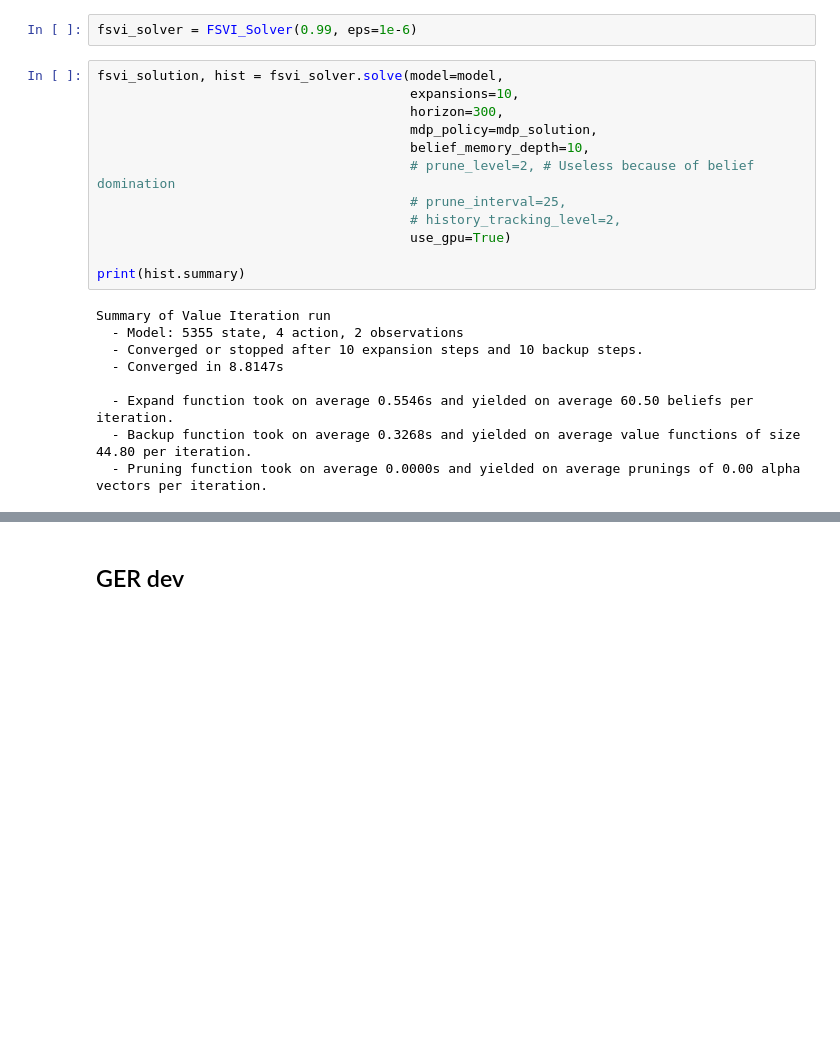
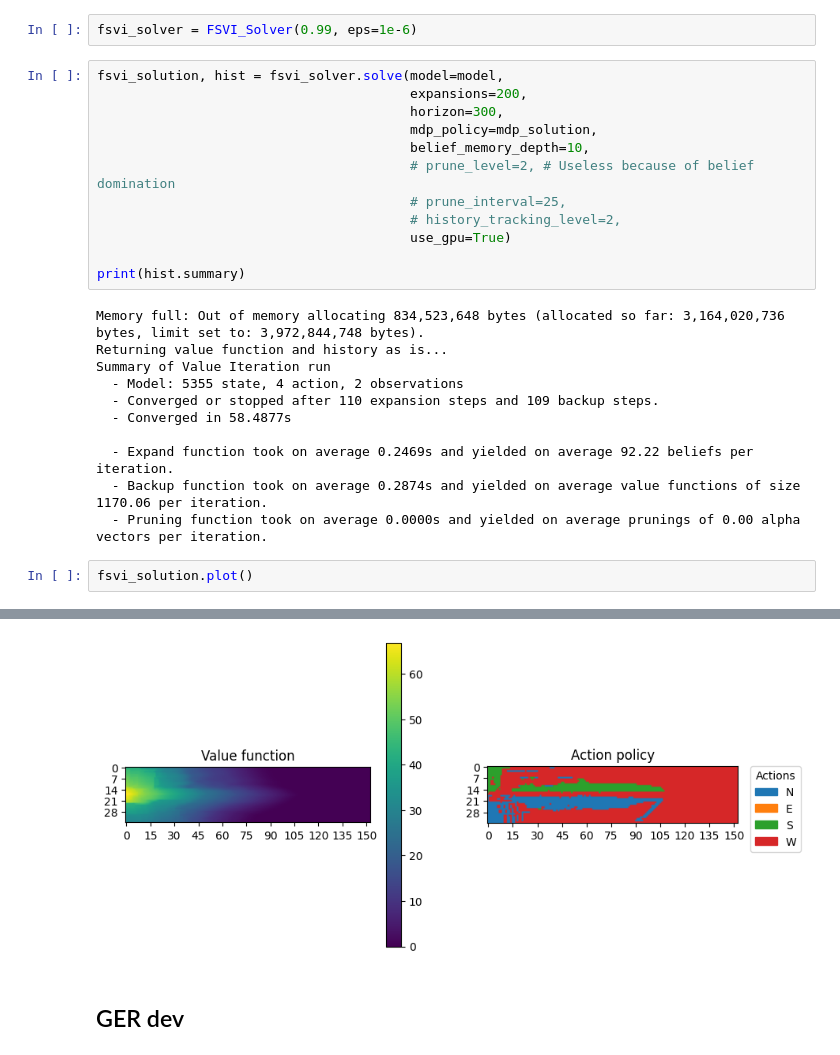
Before and after one commit to PimLb/POMDP_PBVI_Exploration, a Jupyter notebook: Experiments/Olfactory Navigation/Olfactory_Model.ipynb, the cells around one changed output, grey strips where cells are left out. Cells and saved outputs as stored; diff of their text form; blank space fills up the shorter version.

Commit message:
Returns something even if memory is full

```diff
--- a/Experiments/Olfactory Navigation/Olfactory_Model.ipynb
+++ b/Experiments/Olfactory Navigation/Olfactory_Model.ipynb
@@ -131,7 +131,7 @@ mdp_solution.plot()
 fsvi_solver = FSVI_Solver(0.99, eps=1e-6)
 # %%
 fsvi_solution, hist = fsvi_solver.solve(model=model,
-                                        expansions=10,
+                                        expansions=200,
                                         horizon=300,
                                         mdp_policy=mdp_solution,
                                         belief_memory_depth=10,
@@ -142,11 +142,16 @@ fsvi_solution, hist = fsvi_solver.solve(model=model,
 
 print(hist.summary)
 # %% [output]
+Memory full: Out of memory allocating 834,523,648 bytes (allocated so far: 3,164,020,736 bytes, limit set to: 3,972,844,748 bytes).
+Returning value function and history as is...
 Summary of Value Iteration run
   - Model: 5355 state, 4 action, 2 observations
-  - Converged or stopped after 10 expansion steps and 10 backup steps.
-  - Converged in 8.8147s
+  - Converged or stopped after 110 expansion steps and 109 backup steps.
+  - Converged in 58.4877s
 
-  - Expand function took on average 0.5546s and yielded on average 60.50 beliefs per iteration.
-  - Backup function took on average 0.3268s and yielded on average value functions of size 44.80 per iteration.
+  - Expand function took on average 0.2469s and yielded on average 92.22 beliefs per iteration.
+  - Backup function took on average 0.2874s and yielded on average value functions of size 1170.06 per iteration.
   - Pruning function took on average 0.0000s and yielded on average prunings of 0.00 alpha vectors per iteration.
+# %%
+fsvi_solution.plot()
+# %% [output]
@@ -153,3 +160,4 @@ Summary of Value Iteration run
+[figure, added]
 # %% [markdown]
 ## GER dev
 # %%
```
Also changed, not shown: parts of 4 cells of this notebook, 1 other file.
